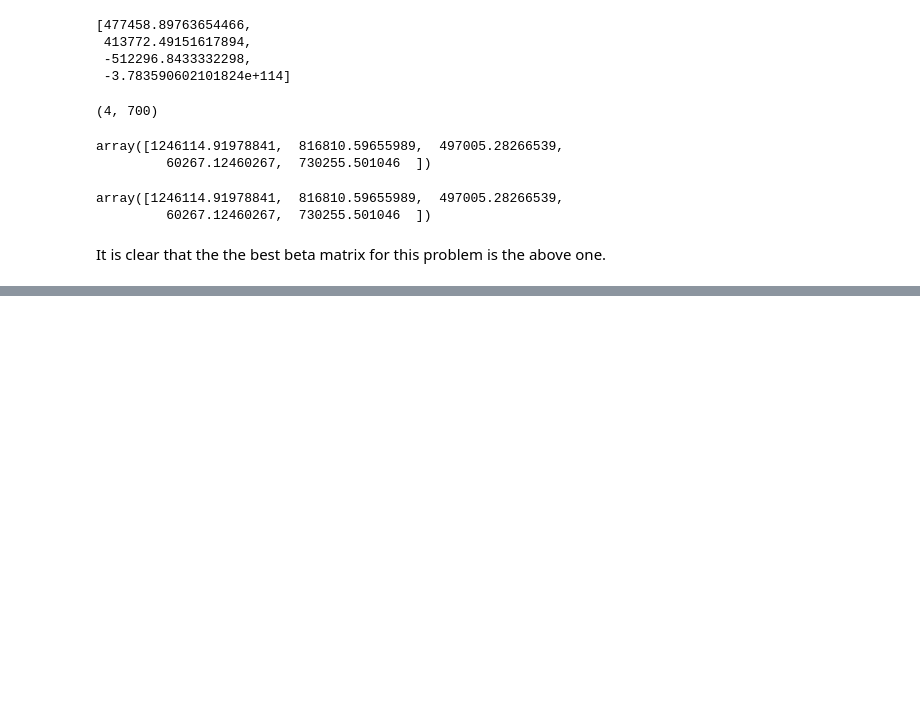
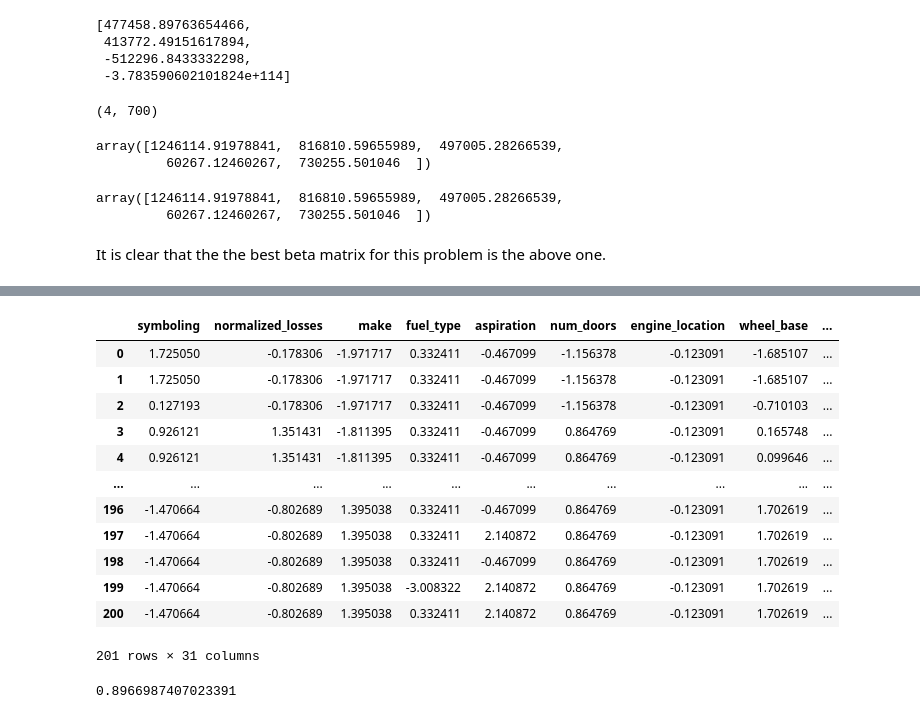
Before and after one commit to MajorCode869/sem5, a Jupyter notebook: usa-housing-1.ipynb, the cells around one changed output, grey strips where cells are left out. Drawn from its saved outputs; the diff is of its cells as text; code cells hidden in the pictures; blank space fills up the shorter version.

```diff
--- a/usa-housing-1.ipynb
+++ b/usa-housing-1.ipynb
@@ -449,0 +655,29 @@ It is clear that the the best beta matrix for this problem is the above one.
+# %%
+scaler = StandardScaler()
+x = pd.DataFrame(scaler.fit_transform(x))
+x.columns = cols
+x
+# %% [output]
+|  | symboling | normalized_losses | make | fuel_type | aspiration | num_doors | engine_location | wheel_base | ... |
+| 0 | 1.725050 | -0.178306 | -1.971717 | 0.332411 | -0.467099 | -1.156378 | -0.123091 | -1.685107 | ... |
+| 1 | 1.725050 | -0.178306 | -1.971717 | 0.332411 | -0.467099 | -1.156378 | -0.123091 | -1.685107 | ... |
+| 2 | 0.127193 | -0.178306 | -1.971717 | 0.332411 | -0.467099 | -1.156378 | -0.123091 | -0.710103 | ... |
+| 3 | 0.926121 | 1.351431 | -1.811395 | 0.332411 | -0.467099 | 0.864769 | -0.123091 | 0.165748 | ... |
+| 4 | 0.926121 | 1.351431 | -1.811395 | 0.332411 | -0.467099 | 0.864769 | -0.123091 | 0.099646 | ... |
+| ... | ... | ... | ... | ... | ... | ... | ... | ... | ... |
+| 196 | -1.470664 | -0.802689 | 1.395038 | 0.332411 | -0.467099 | 0.864769 | -0.123091 | 1.702619 | ... |
+| 197 | -1.470664 | -0.802689 | 1.395038 | 0.332411 | 2.140872 | 0.864769 | -0.123091 | 1.702619 | ... |
+| 198 | -1.470664 | -0.802689 | 1.395038 | 0.332411 | -0.467099 | 0.864769 | -0.123091 | 1.702619 | ... |
+| 199 | -1.470664 | -0.802689 | 1.395038 | -3.008322 | 2.140872 | 0.864769 | -0.123091 | 1.702619 | ... |
+| 200 | -1.470664 | -0.802689 | 1.395038 | 0.332411 | 2.140872 | 0.864769 | -0.123091 | 1.702619 | ... |
+201 rows × 31 columns
+# %%
+
+
+x_train,x_test,y_train,y_test = train_test_split(x,y,test_size = 0.3)
+model = LinearRegression()
+model.fit(x_train,y_train)
+prediction = model.predict(x_test)
+r2_score(prediction,y_test)
+# %% [output]
+0.8966987407023391
```
Also changed, not shown: parts of 30 cells of this notebook.
